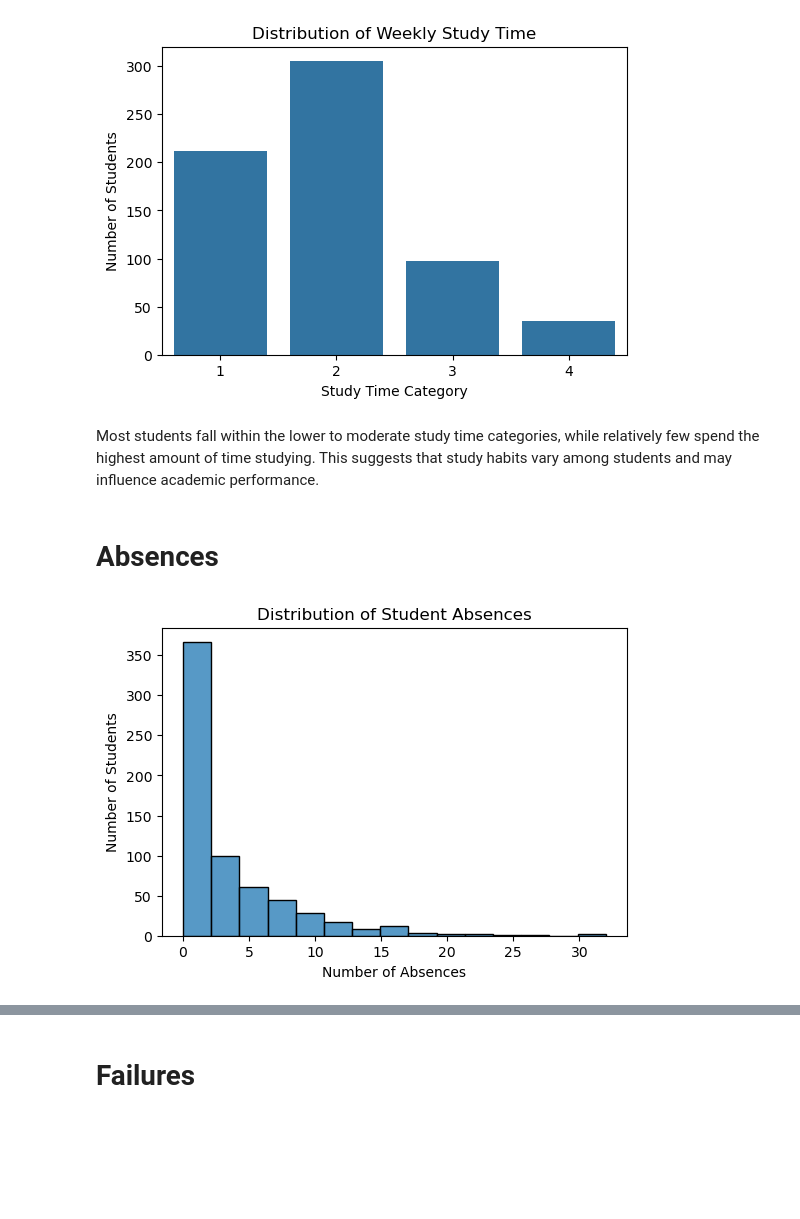
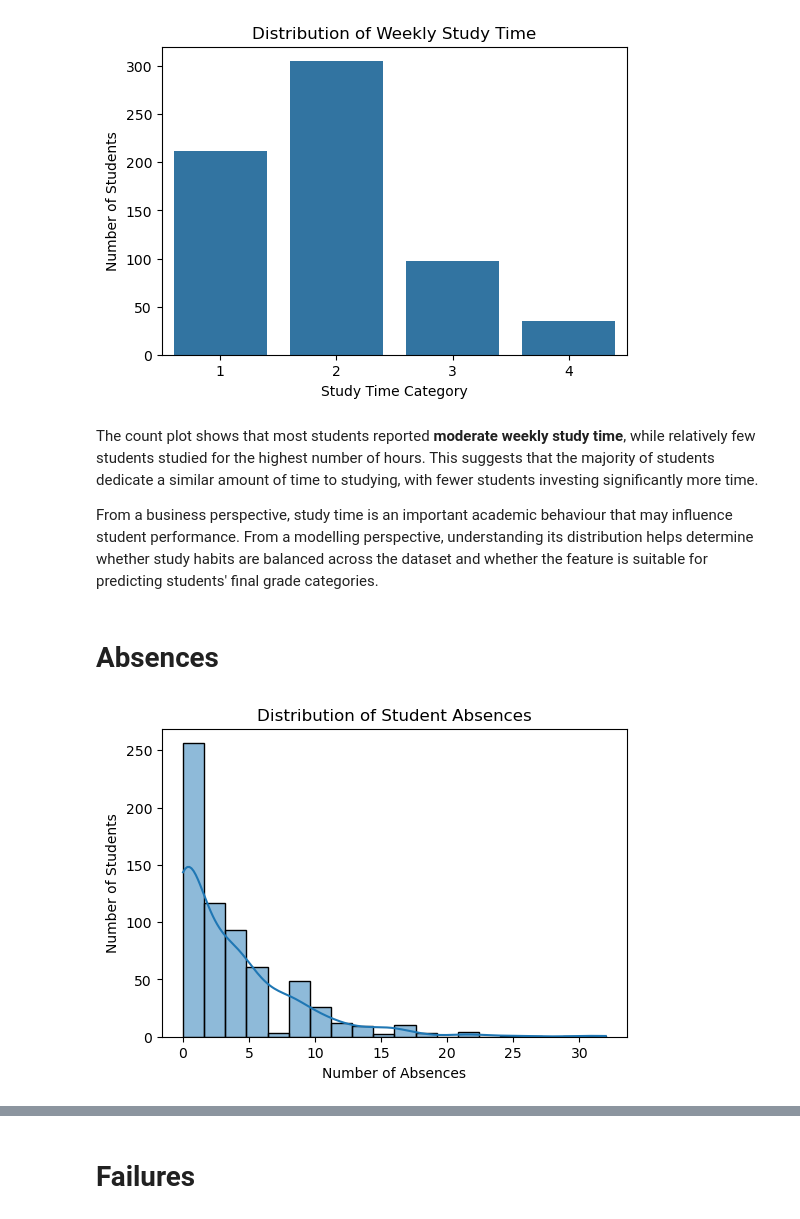
Before and after one commit to afsheenaf/student-grade-prediction, a Jupyter notebook: MLDP Program Codes Submission Template.ipynb, the cells around one changed output, grey strips where cells are left out. Drawn from its saved outputs; the diff is of its cells as text; code cells hidden in the pictures; blank space fills up the shorter version.

```diff
--- a/MLDP Program Codes Submission Template.ipynb
+++ b/MLDP Program Codes Submission Template.ipynb
@@ -217,20 +243,24 @@ plt.show()
 # %% [output]
 [figure]
 # %% [markdown]
-Most students fall within the lower to moderate study time categories, while relatively few spend the highest amount of time studying. This suggests that study habits vary among students and may influence academic performance.
+
+The count plot shows that most students reported **moderate weekly study time**, while relatively few students studied for the highest number of hours. This suggests that the majority of students dedicate a similar amount of time to studying, with fewer students investing significantly more time.
+
+From a business perspective, study time is an important academic behaviour that may influence student performance. From a modelling perspective, understanding its distribution helps determine whether study habits are balanced across the dataset and whether the feature is suitable for predicting students' final grade categories.
 # %% [markdown]
 # Absences
 # %%
-# Display the distribution of student absences
+# Visualise the distribution of student absences
+plt.figure(figsize=(6, 4))
+sns.histplot(df["absences"], bins=20, kde=True)
 
-plt.figure(figsize=(6,4))
-sns.histplot(df["absences"], bins=15)
-
+# Add chart title and axis labels
 plt.title("Distribution of Student Absences")
 plt.xlabel("Number of Absences")
 plt.ylabel("Number of Students")
 
+# Display the chart
 plt.show()
 # %% [output]
-[figure, old version]
+[figure, new version]
 # %% [markdown]
```
Also changed, not shown: parts of 153 cells of this notebook.
